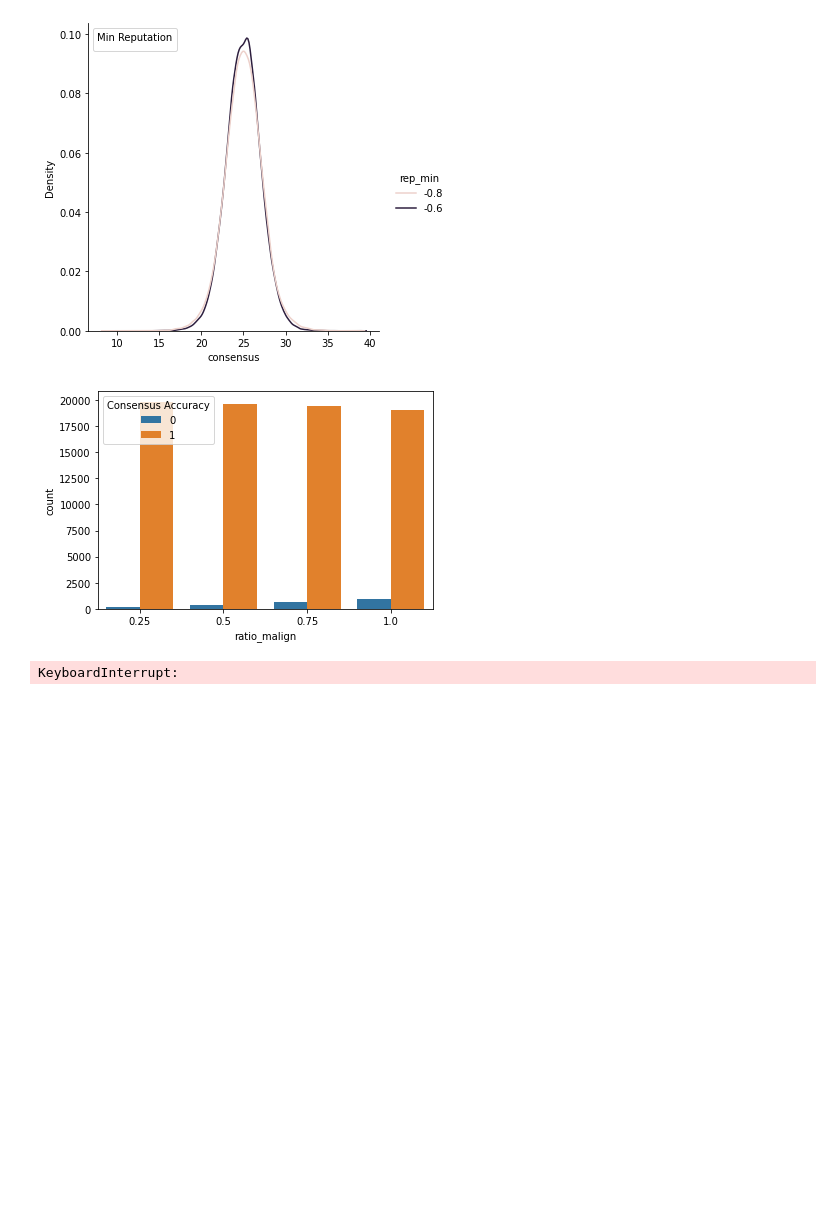
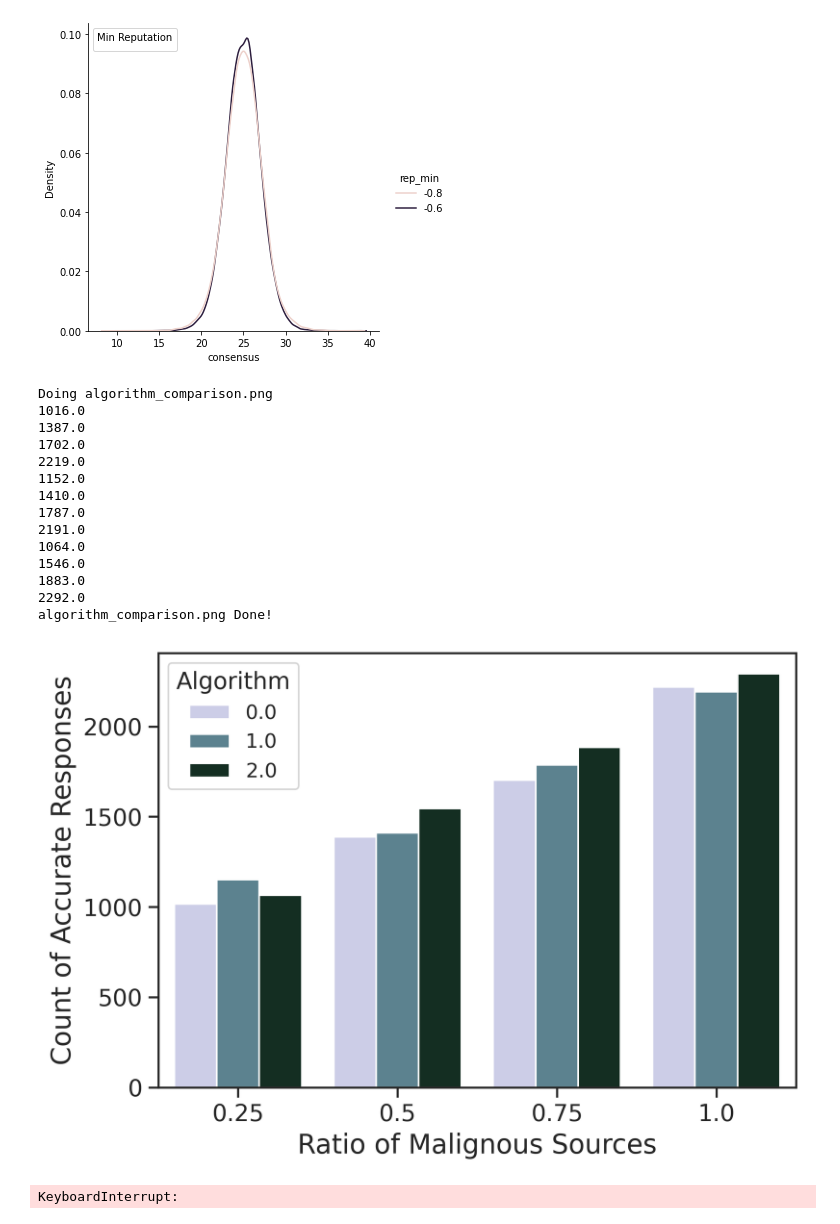
Before and after one commit to UniBO-PRISMLab/desmo-reputation, a Jupyter notebook: plots.ipynb, the cells around one changed output. Drawn from its saved outputs; the diff is of its cells as text; code cells hidden in the pictures; blank space fills up the shorter version.

```diff
--- a/plots.ipynb
+++ b/plots.ipynb
@@ -7,11 +7,11 @@ import seaborn as sns
 from tqdm import tqdm
 # %%
 # Constants
-parent_folder  = "results-try"
+parent_folder  = "results"
 all_files = glob.glob(os.path.join(parent_folder, "*.csv"))
 HEADERS = ["Epoch", "sources", "malign", "ban_sources", "ban_malign", "consensus", "rep_benign", "rep_malign"]
 print("Found {} results".format(len(all_files)))
 
 _DISCARD_ = True
-_REPLACE_ = False
+_REPLACE_ = True
 # %% [output]
@@ -19,3 +19,24 @@ Found 0 results
+# %%
+rc_params = {
+    'font.size': 26,
+    'legend.fontsize': 12,
+    'legend.title_fontsize': 14,
+    'figure.figsize': (7, 5),
+    'axes.facecolor': '#FFFFFF',
+    'figure.dpi': 300.0,
+    'xtick.labelsize': 14.0,
+    'ytick.labelsize': 14.0,
+    'axes.labelsize': 16.0,
+    'figure.titlesize': 20
+    }
+
+sns.set_theme(style='ticks', rc=rc_params)
+
+sns.set_palette(sns.cubehelix_palette(n_colors=3, light=0.8, start=2))
+
+# https://colorbrewer2.org/#type=diverging&scheme=PuOr&n=4
+
+# plt.rcParams.keys()
 # %%
 print("Import results...")
 _li = []
@@ -29,7 +50,7 @@ for filename in tqdm(all_files):
     _df['repetition'] = float(_params[5])
     _df['Algorithm'] = float(_params[6])
     # Local Processing
-    if float(_params[4]) == 3.0 and float(_params[5]) <=3 and float(_params[3]) == 0.5:
+    if float(_params[4]) == 3.0: # and float(_params[5]) <=3 and float(_params[3]) == 0.5:
         _li.append(_df)
 df = pd.concat(_li, axis=0, ignore_index=True)
 print("We ended up with {} rows".format(len(df)))
@@ -53,7 +74,8 @@ GROUND_TRUTH = 25
 df['Consensus Accuracy'] = df.apply(lambda row: (1 if abs(row['consensus'] - GROUND_TRUTH) < row['tolerance'] else 0), axis=1)
 print("Consensus Accuracy done")
 
-df_def = df
+df_def = df.drop(df[df.Algorithm != 2].index)
+df_good = df.drop(df[df['Consensus Accuracy'] == 1].index)
 # %% [output]
 Consensus Accuracy done
 # %%
@@ -146,28 +170,40 @@ No handles with labels found to put in legend.
 # %%
 # PLOT 2 - IMPACT ON CONSENSUS ACCURACY
 
 # Comparison of this algo with another dummy one ? Only one bar !
 # Average - no kick out
 # Median - with ranking - no kick out
 
 img_name = "algorithm_comparison.png"
 if _REPLACE_ or not os.path.exists(img_name):
     print("Doing " + img_name)
-    df_good = df_def = df.drop(df[df['Consensus Accuracy'] == 0].index)
-
-    ax = sns.countplot(data=df_good, x='ratio_malign', hue='algorithm')
+    ax = sns.countplot(data=df_good, x='ratio_malign', hue='Algorithm')
     for p in ax.patches:
         print( p.get_height() )
     plt.legend(title='Algorithm', loc='upper left')
     ax.set_xlabel('Ratio of Malignous Sources', fontsize=16)
     ax.set_ylabel('Count of Accurate Responses', fontsize=16)
 
     plt.tight_layout()
     # plt.show()
     plt.savefig(img_name, dpi=200)
     print(img_name + " Done!")
 # %% [output]
+Doing algorithm_comparison.png
+1016.0
+1387.0
+1702.0
+2219.0
+1152.0
+1410.0
+1787.0
+2191.0
+1064.0
+1546.0
+1883.0
+2292.0
+algorithm_comparison.png Done!
-[figure, old version]
+[figure, new version]
 # %%
 # df_use = df_def
 # df_good = df_use.drop(df[df.repetition > 0].index)
```
Also changed, not shown: parts of 4 cells of this notebook, 3 other files.
